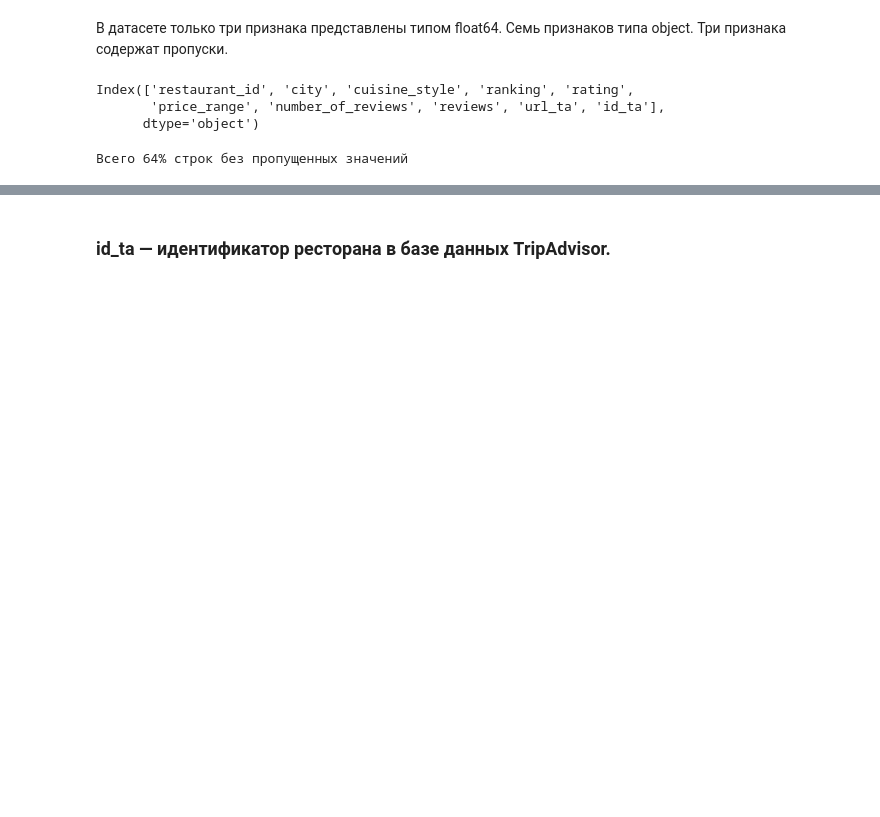
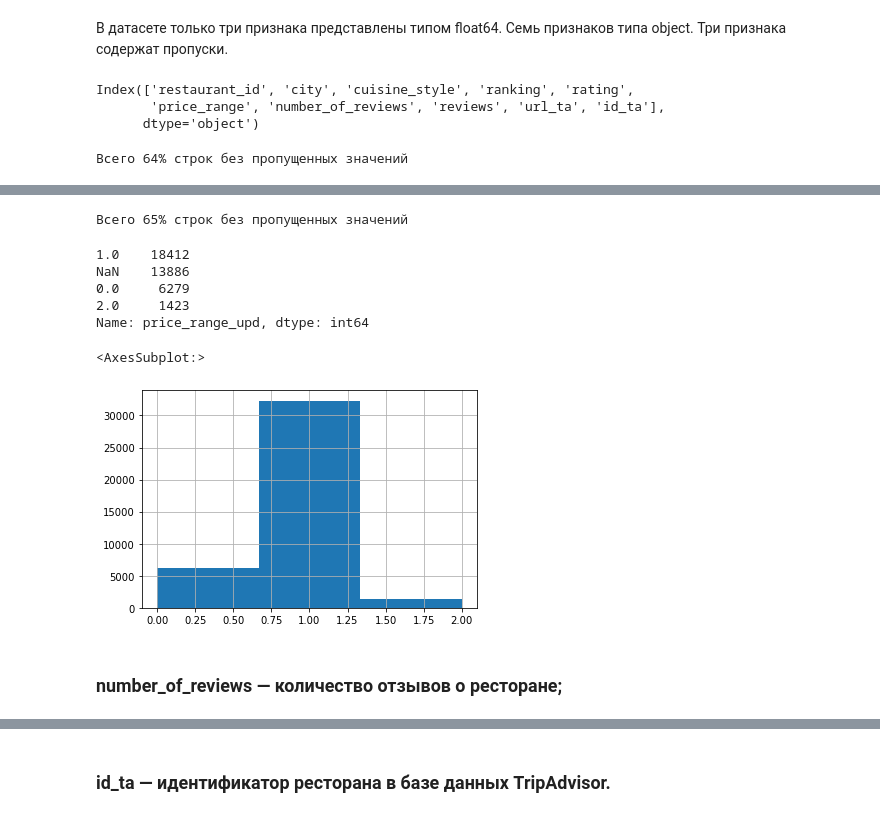
Before and after one commit to belichenkoas/skillfactory-dstpro, a Jupyter notebook: module_3/restorans.ipynb, the cells around one changed output, grey strips where cells are left out. Drawn from its saved outputs; the diff is of its cells as text; code cells hidden in the pictures; blank space fills up the shorter version.

```diff
--- a/module_3/restorans.ipynb
+++ b/module_3/restorans.ipynb
@@ -169,0 +229,4 @@ len(raw_data)
+# %%
+# Сформируем ещё один признак (отношение ресторанов в городе к признаку ranking)
+rest_counts = dict(df.city.value_counts())
+df['rank_k'] = df.apply(lambda x: rest_counts[x.city]/x.ranking, 1)
@@ -169,0 +243,3 @@ len(raw_data)
+# %%
+df['cuisine_style_isNaN'] = pd.isna(df.cuisine_style).astype('uint8')
+df.cuisine_style = df.cuisine_style.fillna("['Other']")
@@ -169,0 +254,4 @@ len(raw_data)
+# %%
+# Заменяем кухни на список для удобства обработки
+# df['cuisine_list'] = df.cuisine_style.to_list() # этот метод теряет часть значений
+df['cuisine_list'] = df['cuisine_style'].apply(cuisines_to_list)
@@ -169,0 +369,4 @@ len(raw_data)
+# %%
+print('Всего {}% строк без пропущенных значений'.format(round(df.price_range.dropna().shape[0] / df.price_range.shape[0]*100),1))
+# %% [output]
+Всего 65% строк без пропущенных значений
@@ -169,0 +381,11 @@ len(raw_data)
+# %%
+df.price_range_upd.value_counts(dropna=False)
+# %% [output]
+1.0    18412
+NaN    13886
+0.0     6279
+2.0     1423
+Name: price_range_upd, dtype: int64
+# %%
+# Сохраняем данные о пропусках
+df['price_range_upd_isNaN'] = pd.isna(df['price_range_upd']).astype('uint8')
@@ -169,0 +395,5 @@ len(raw_data)
+# %%
+df.price_range_upd.hist(bins=3)
+# %% [output]
+<AxesSubplot:>
+[figure, added]
@@ -169,0 +402,2 @@ len(raw_data)
+# %% [markdown]
+### number_of_reviews — количество отзывов о ресторане;
```
Also changed, not shown: parts of 268 cells of this notebook, 4 other files.
